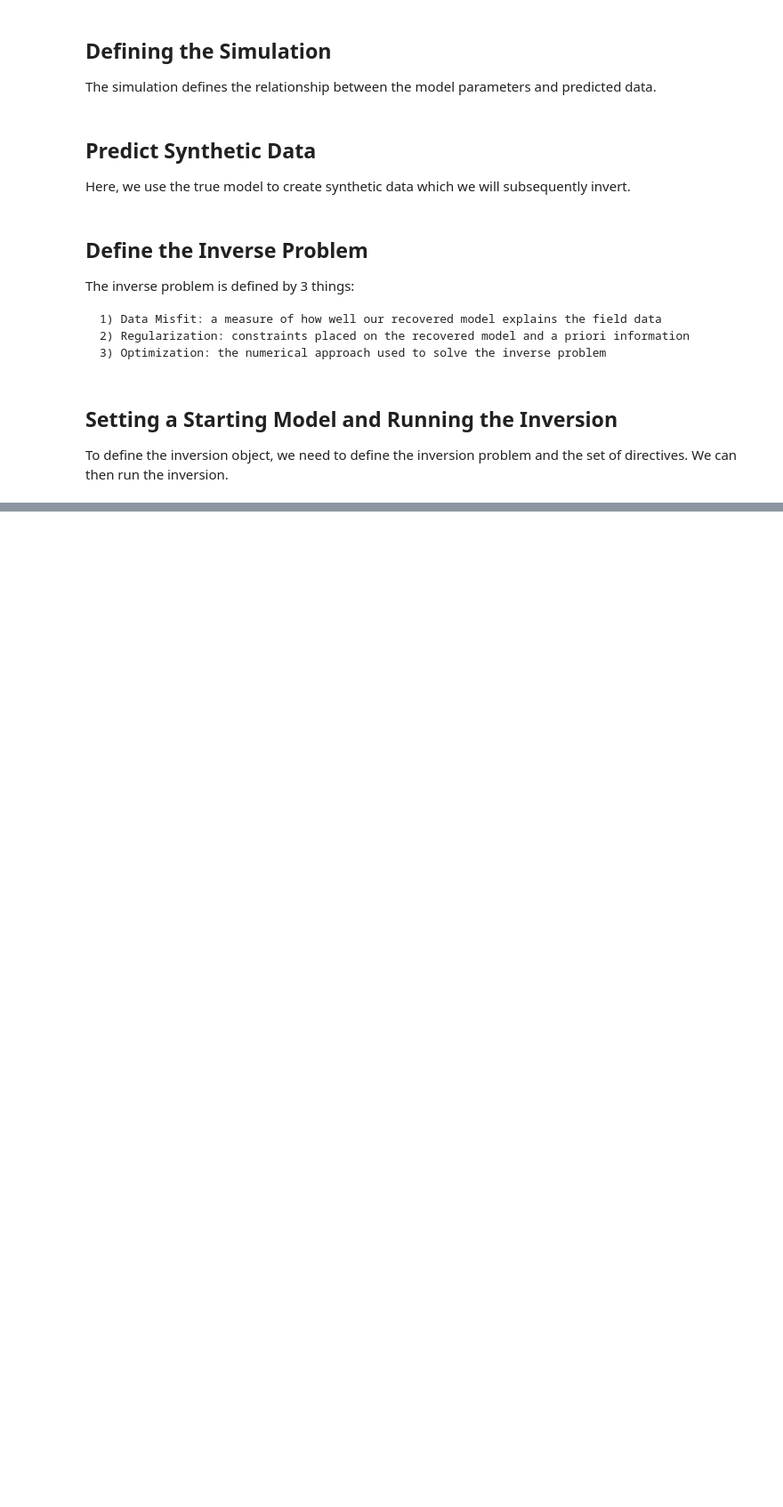
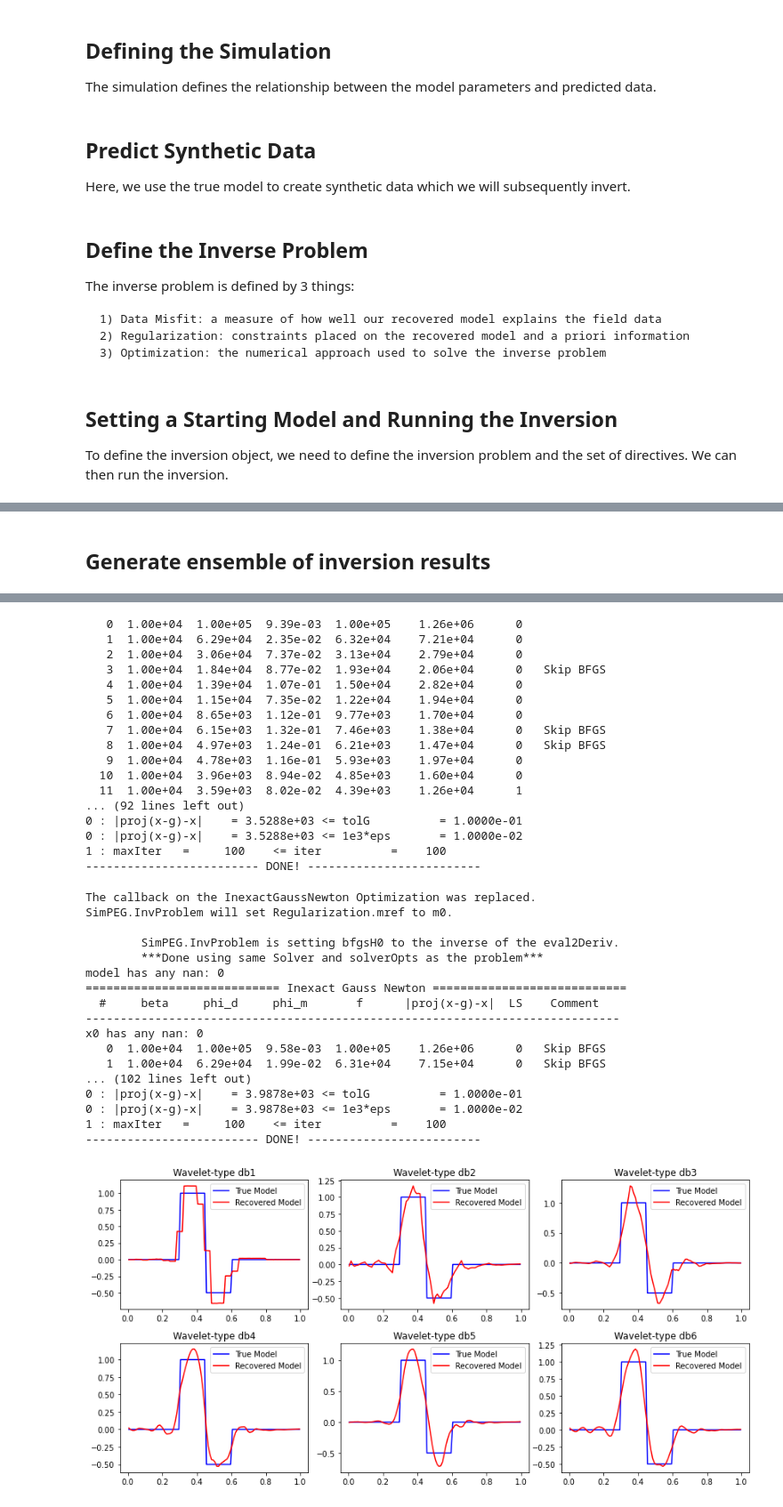
Before and after one commit to WouterDls/1D-wavelet-based-inversion, a Jupyter notebook: docs/examples/notebooks/simpeg_linearF_wavelets_1D.ipynb, the cells around one changed output, grey strips where cells are left out. Shown at 89% size. Saved outputs shown, nothing was run; the diff lists cells and outputs as text; code cells hidden in the pictures; blank space fills up the shorter version.

```diff
--- a/docs/examples/notebooks/simpeg_linearF_wavelets_1D.ipynb
+++ b/docs/examples/notebooks/simpeg_linearF_wavelets_1D.ipynb
@@ -255,0 +229,22 @@ Text(0.5, 1.0, 'L-curve')
+# %% [markdown]
+## Generate ensemble of inversion results
+# %%
+fig, ax_ls = plt.subplots(2,3, figsize=(12, 6))
+wav_list = ['db1', 'db2', 'db3', 'db4', 'db5', 'db6']
+betalist = [1e3, 1e4, 1e4, 1e4, 1e4, 1e4]
+for idx, wav in enumerate(wav_list):
+    reg = regularization.WaveletRegularization1D(mesh, wav=wav)
+    inv_prob = inverse_problem.BaseInvProblem(dmis, reg, opt)
+    inv_prob.beta = betalist[idx]
+    inv = inversion.BaseInversion(inv_prob, directives_list)
+
+    recovered_model = inv.run(starting_model)
+
+    ax_ls[idx//3, idx%3].plot(mesh.vectorCCx, true_model, "b-")
+    ax_ls[idx//3, idx%3].plot(mesh.vectorCCx, recovered_model, "r-")
+    ax_ls[idx//3, idx%3].legend(("True Model", "Recovered Model"))
+    # ax[1].set_ylim([-2, 2])
+    ax_ls[idx//3, idx%3].set_title("Wavelet-type " + reg.wavelets.wav)
+plt.tight_layout()
+plt.show()
+# %% [output]
@@ -255,0 +332,35 @@ Text(0.5, 1.0, 'L-curve')
+   0  1.00e+04  1.00e+05  9.39e-03  1.00e+05    1.26e+06      0
+   1  1.00e+04  6.29e+04  2.35e-02  6.32e+04    7.21e+04      0
+   2  1.00e+04  3.06e+04  7.37e-02  3.13e+04    2.79e+04      0
+   3  1.00e+04  1.84e+04  8.77e-02  1.93e+04    2.06e+04      0   Skip BFGS
+   4  1.00e+04  1.39e+04  1.07e-01  1.50e+04    2.82e+04      0
+   5  1.00e+04  1.15e+04  7.35e-02  1.22e+04    1.94e+04      0
+   6  1.00e+04  8.65e+03  1.12e-01  9.77e+03    1.70e+04      0
+   7  1.00e+04  6.15e+03  1.32e-01  7.46e+03    1.38e+04      0   Skip BFGS
+   8  1.00e+04  4.97e+03  1.24e-01  6.21e+03    1.47e+04      0   Skip BFGS
+   9  1.00e+04  4.78e+03  1.16e-01  5.93e+03    1.97e+04      0
+  10  1.00e+04  3.96e+03  8.94e-02  4.85e+03    1.60e+04      0
+  11  1.00e+04  3.59e+03  8.02e-02  4.39e+03    1.26e+04      1
+... (92 lines left out)
+0 : |proj(x-g)-x|    = 3.5288e+03 <= tolG          = 1.0000e-01
+0 : |proj(x-g)-x|    = 3.5288e+03 <= 1e3*eps       = 1.0000e-02
+1 : maxIter   =     100    <= iter          =    100
+------------------------- DONE! -------------------------
+The callback on the InexactGaussNewton Optimization was replaced.
+SimPEG.InvProblem will set Regularization.mref to m0.
+
+        SimPEG.InvProblem is setting bfgsH0 to the inverse of the eval2Deriv.
+        ***Done using same Solver and solverOpts as the problem***
+model has any nan: 0
+============================ Inexact Gauss Newton ============================
+  #     beta     phi_d     phi_m       f      |proj(x-g)-x|  LS    Comment
+-----------------------------------------------------------------------------
+x0 has any nan: 0
+   0  1.00e+04  1.00e+05  9.58e-03  1.00e+05    1.26e+06      0   Skip BFGS
+   1  1.00e+04  6.29e+04  1.99e-02  6.31e+04    7.15e+04      0   Skip BFGS
+... (102 lines left out)
+0 : |proj(x-g)-x|    = 3.9878e+03 <= tolG          = 1.0000e-01
+0 : |proj(x-g)-x|    = 3.9878e+03 <= 1e3*eps       = 1.0000e-02
+1 : maxIter   =     100    <= iter          =    100
+------------------------- DONE! -------------------------
+[figure, added]
```
Also changed, not shown: parts of 14 cells of this notebook, 10 other files.
